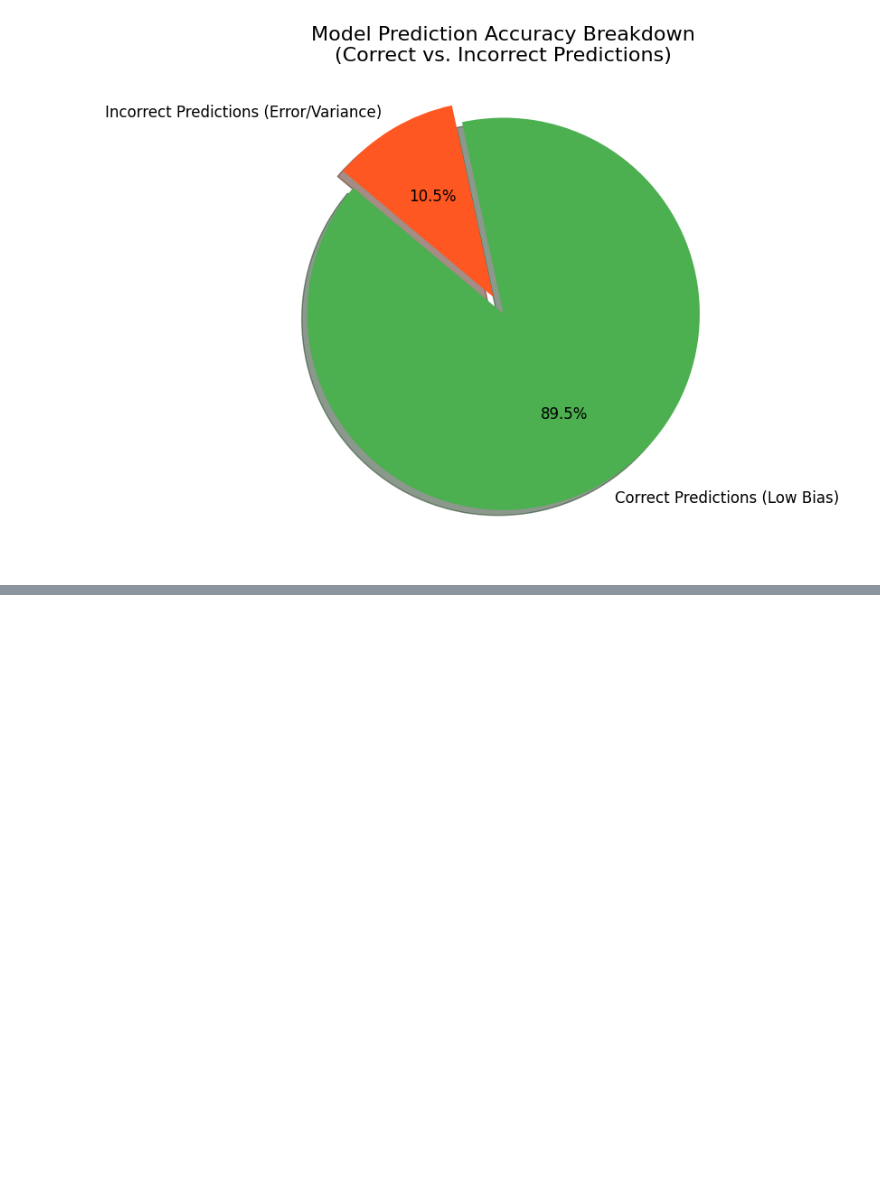
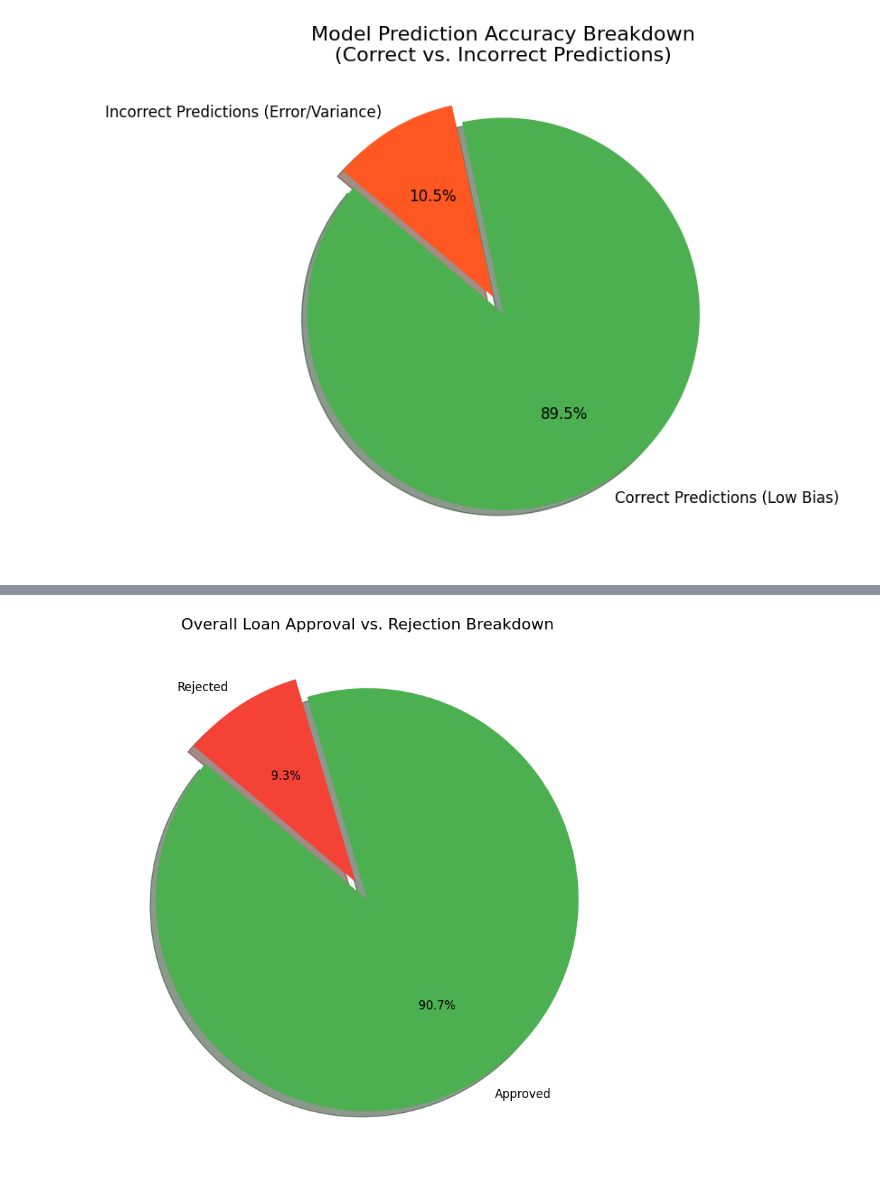
Before and after one commit to sowdhanyarajkumar/Loan_Prediction_-System, a Jupyter notebook: Untitled0.ipynb, the cells around one changed output, grey strips where cells are left out. Saved outputs shown, nothing was run; the diff lists cells and outputs as text; code cells hidden in the pictures; blank space fills up the shorter version.

```diff
--- a/Untitled0.ipynb
+++ b/Untitled0.ipynb
@@ -199,0 +259,28 @@ plt.show()
+# %%
+import matplotlib.pyplot as plt
+
+# Calculate counts for each category
+status_counts = df['Loan_Status'].value_counts()
+
+labels = status_counts.index
+sizes = status_counts.values
+colors = ['#4CAF50', '#F44336']
+explode = (0, 0.1)  # slightly separate the Rejected slice
+
+plt.figure(figsize=(8, 8))
+plt.pie(
+    sizes,
+    explode=explode,
+    labels=labels,
+    colors=colors,
+    autopct='%1.1f%%',
+    shadow=True,
+    startangle=140,
+    textprops={'fontsize': 12}
+)
+
+plt.title('Overall Loan Approval vs. Rejection Breakdown', fontsize=16)
+plt.tight_layout()
+plt.show()
+# %% [output]
+[figure, added]
```
Also changed, not shown: parts of 1 cell of this notebook.
